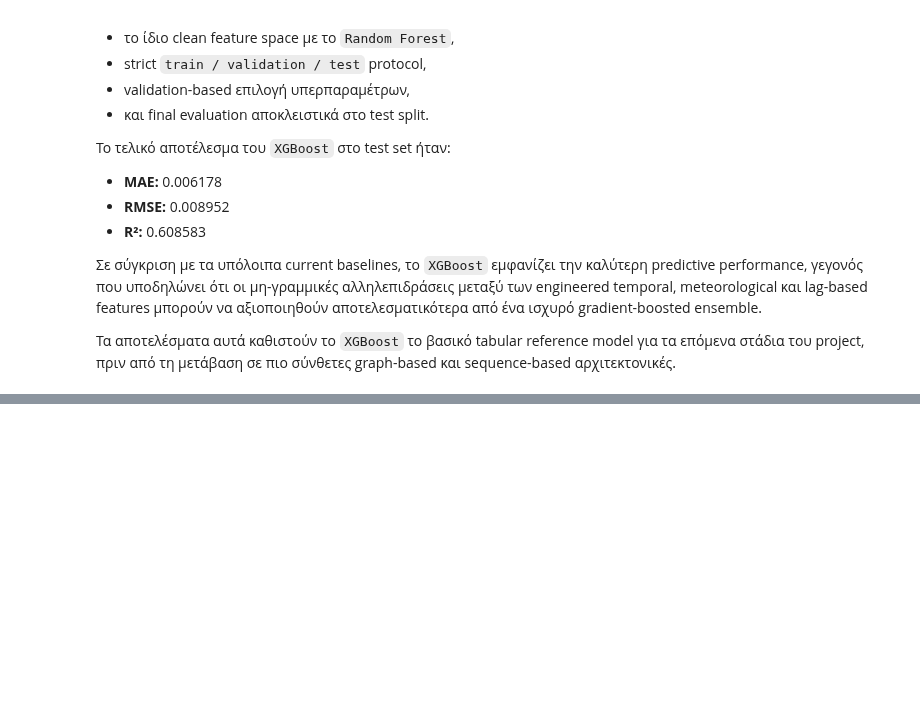
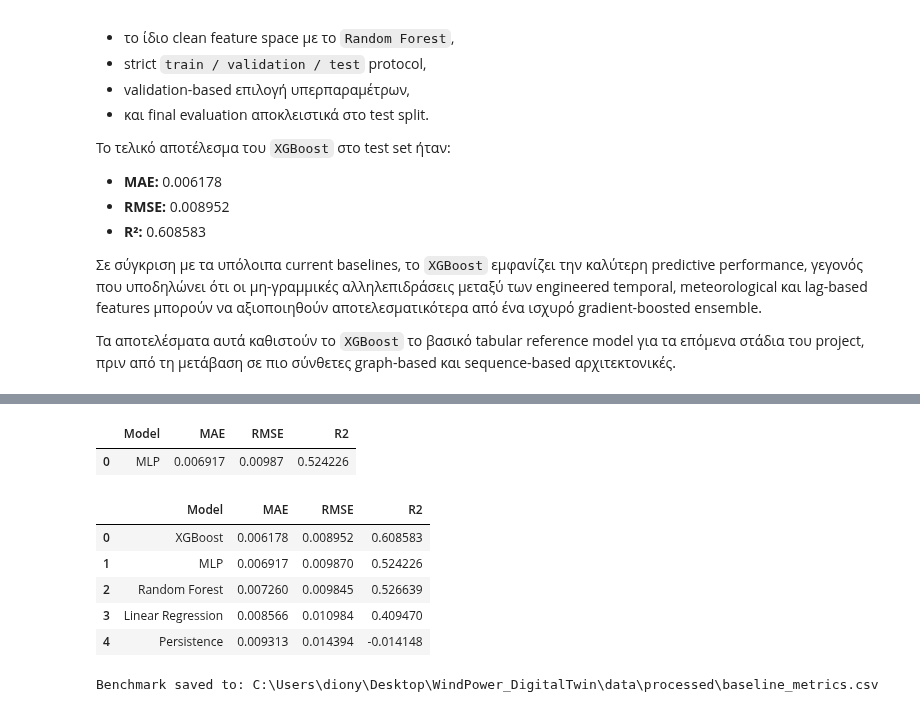
Before and after one commit to Dionysis33/WindPower_DigitalTwin, a Jupyter notebook: notebooks/07_advanced_baselines_and_importance.ipynb, the cells around one changed output, grey strips where cells are left out. Drawn from its saved outputs; the diff is of its cells as text; code cells hidden in the pictures; blank space fills up the shorter version.

```diff
--- a/notebooks/07_advanced_baselines_and_importance.ipynb
+++ b/notebooks/07_advanced_baselines_and_importance.ipynb
@@ -829,0 +1197,48 @@ plt.show()
+# %%
+# ---------------------------------------------------------------------
+# FINAL MLP BENCHMARK ROW
+# ---------------------------------------------------------------------
+
+mlp_test_row = pd.DataFrame([
+    {
+        "Model": "MLP",
+        "MAE": mlp_test_metrics["MAE"],
+        "RMSE": mlp_test_metrics["RMSE"],
+        "R2": mlp_test_metrics["R2"]
+    }
+])
+
+display(mlp_test_row)
+# %% [output]
+|  | Model | MAE | RMSE | R2 |
+| 0 | MLP | 0.006917 | 0.00987 | 0.524226 |
+# %%
+# ---------------------------------------------------------------------
+# UPDATE SHARED BENCHMARK CSV WITH MLP
+# ---------------------------------------------------------------------
+
+benchmark_path = DATA_PROCESSED / "baseline_metrics.csv"
+
+benchmark_df = pd.read_csv(benchmark_path)
+required_cols = ["Model", "MAE", "RMSE", "R2"]
+
+benchmark_df = pd.concat(
+    [benchmark_df[required_cols], mlp_test_row[required_cols]],
+    ignore_index=True
+)
+
+benchmark_df = benchmark_df.drop_duplicates(subset=["Model"], keep="last")
+benchmark_df = benchmark_df.sort_values(by="MAE", ascending=True).reset_index(drop=True)
+
+display(benchmark_df)
+
+benchmark_df.to_csv(benchmark_path, index=False)
+print(f"Benchmark saved to: {benchmark_path}")
+# %% [output]
+|  | Model | MAE | RMSE | R2 |
+| 0 | XGBoost | 0.006178 | 0.008952 | 0.608583 |
+| 1 | MLP | 0.006917 | 0.009870 | 0.524226 |
+| 2 | Random Forest | 0.007260 | 0.009845 | 0.526639 |
+| 3 | Linear Regression | 0.008566 | 0.010984 | 0.409470 |
+| 4 | Persistence | 0.009313 | 0.014394 | -0.014148 |
+Benchmark saved to: C:\Users\diony\Desktop\WindPower_DigitalTwin\data\processed\baseline_metrics.csv
```
Also changed, not shown: parts of 12 cells of this notebook, 1 other file.
